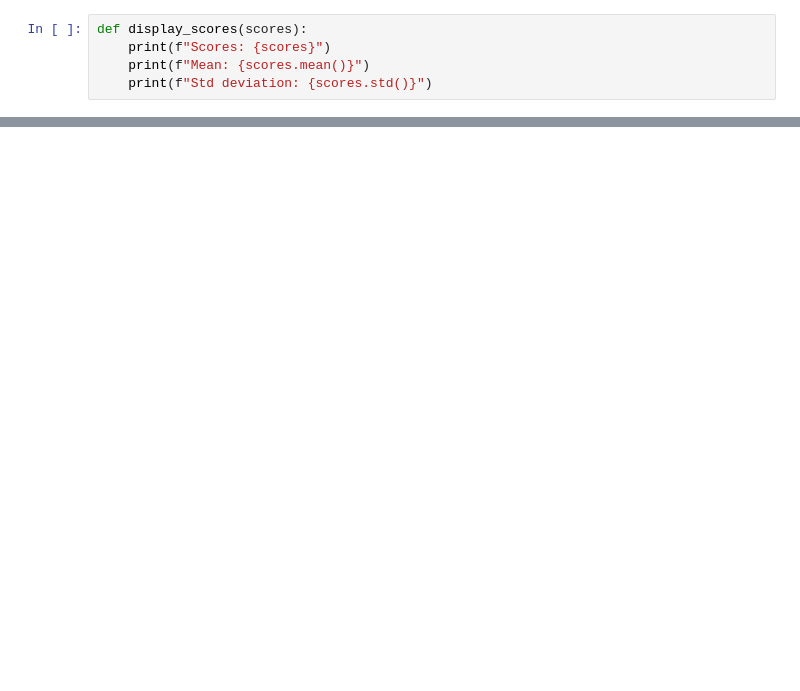
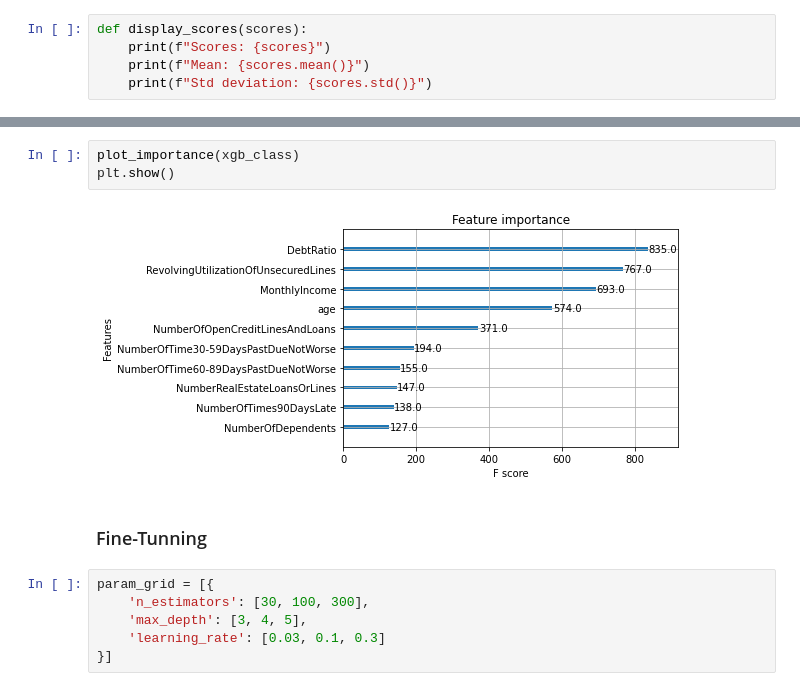
Before and after one commit to glev1/credit-service, a Jupyter notebook: notebooks/Modeling.ipynb, the cells around one changed output, grey strips where cells are left out. Saved outputs shown, nothing was run; the diff lists cells and outputs as text; blank space fills up the shorter version.

```diff
--- a/notebooks/Modeling.ipynb
+++ b/notebooks/Modeling.ipynb
@@ -85,0 +151,13 @@ Std deviation: 0.0063213511009642415
+# %%
+plot_importance(xgb_class)
+plt.show()
+# %% [output]
+[figure, added]
+# %% [markdown]
+### Fine-Tunning
+# %%
+param_grid = [{
+    'n_estimators': [30, 100, 300],
+    'max_depth': [3, 4, 5],
+    'learning_rate': [0.03, 0.1, 0.3]
+}]
```
Also changed, not shown: parts of 23 cells of this notebook.
